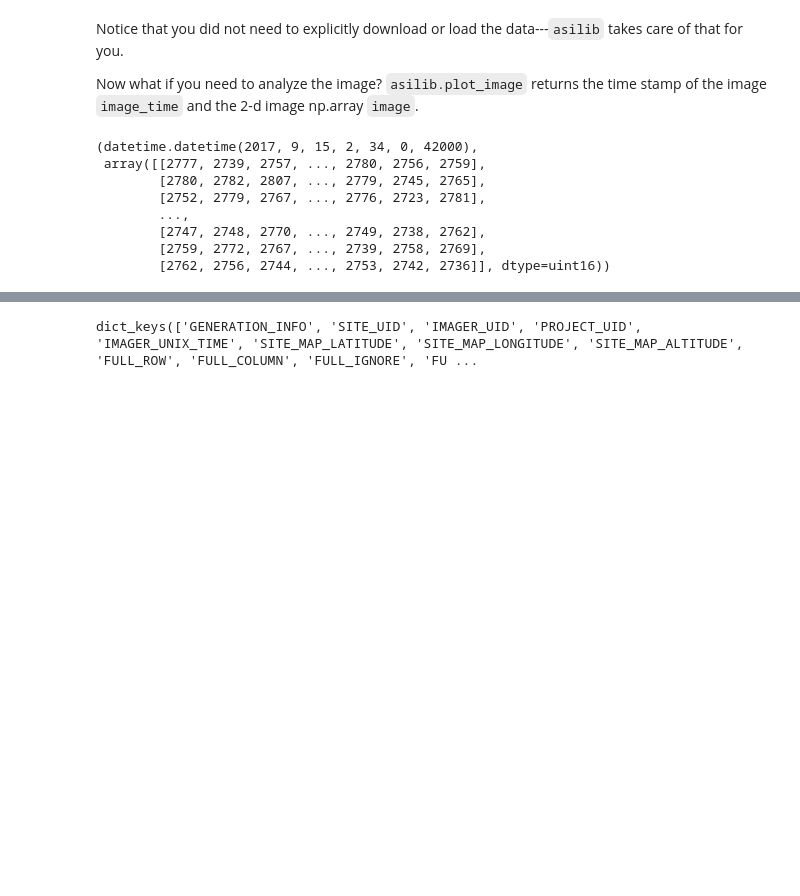
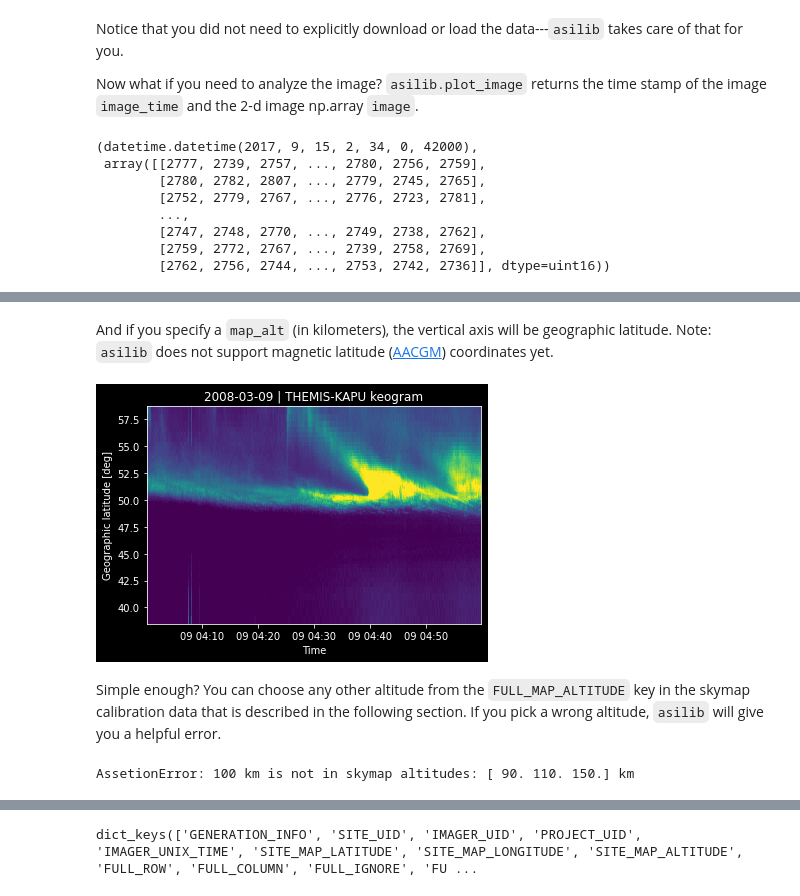
Before and after one commit to mshumko/asilib, a Jupyter notebook: docs/tutorial_notebook.ipynb, the cells around one changed output, grey strips where cells are left out. Cells and saved outputs as stored; diff of their text form; code cells hidden in the pictures; blank space fills up the shorter version.

```diff
--- a/docs/tutorial_notebook.ipynb
+++ b/docs/tutorial_notebook.ipynb
@@ -63,0 +99,17 @@ Now lets add the intensity mapped to the assumed emission altitude. To do this w
+# %% [markdown]
+And if you specify a `map_alt` (in kilometers), the vertical axis will be geographic latitude. Note: `asilib` does not support magnetic latitude ([AACGM](http://superdarn.thayer.dartmouth.edu/aacgm.html)) coordinates yet.
+# %%
+map_alt_km = 110
+asilib.plot_keogram(asi_array_code, location_code, time_range, map_alt=map_alt_km)
+plt.xlabel('Time'); plt.ylabel('Geographic latitude [deg]');
+# %% [output]
+[figure, added]
+# %% [markdown]
+Simple enough? You can choose any other altitude from the `FULL_MAP_ALTITUDE` key in the skymap calibration data that is described in the following section. If you pick a wrong altitude, `asilib` will give you a helpful error.
+# %%
+try:
+    asilib.plot_keogram(asi_array_code, location_code, time_range, map_alt=100)
+except AssertionError as err:
+    print('AssetionError:', err)
+# %% [output]
+AssetionError: 100 km is not in skymap altitudes: [ 90. 110. 150.] km
```
Also changed, not shown: parts of 28 cells of this notebook.
